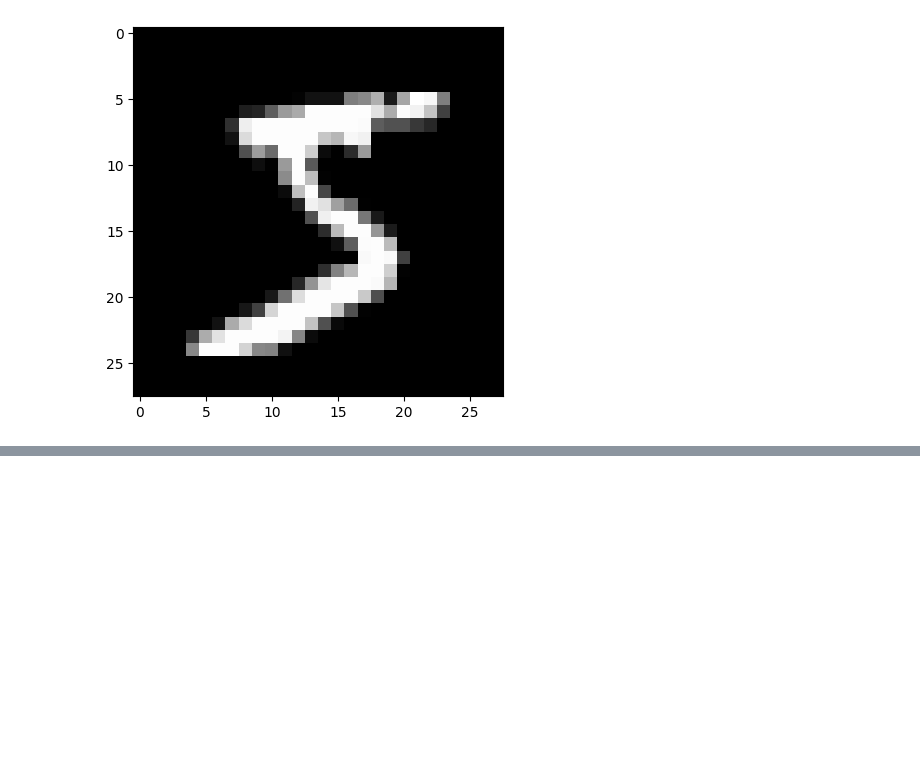
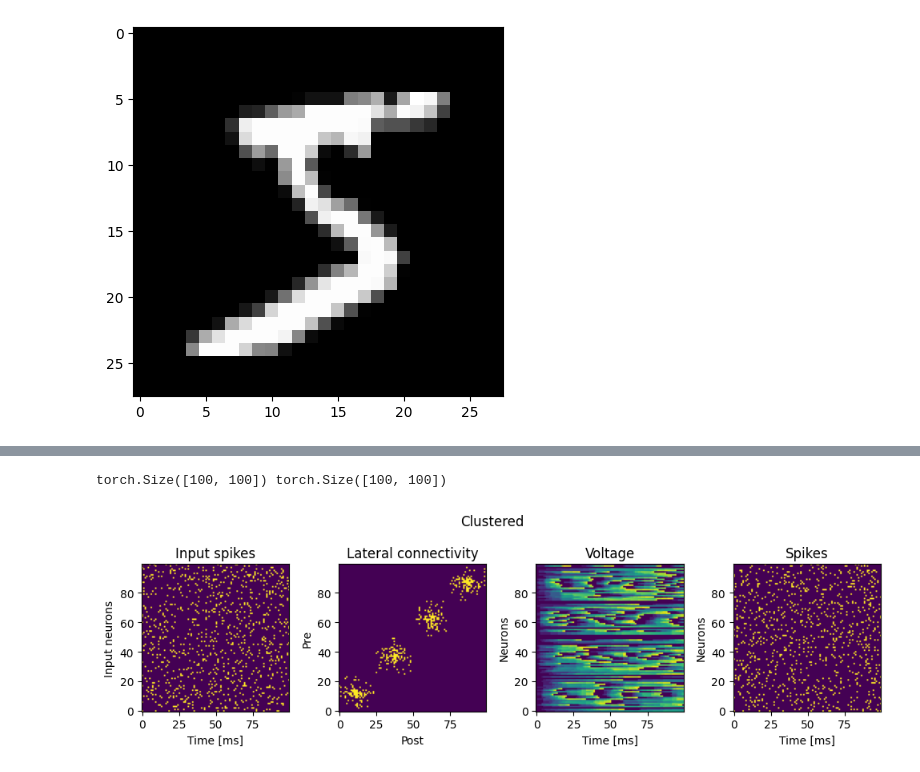
Before and after one commit to H-27/spiking-network-info-transmission, a Jupyter notebook: src/demo_model.ipynb, the cells around one changed output, grey strips where cells are left out. Drawn from its saved outputs; the diff is of its cells as text; code cells hidden in the pictures; blank space fills up the shorter version.

```diff
--- a/src/demo_model.ipynb
+++ b/src/demo_model.ipynb
@@ -79,0 +104,2 @@ plt.show()
+# %%
+input_data = torch.bernoulli(0.1 * torch.ones(time, source_layer.n)).byte()
@@ -79,0 +128,9 @@ plt.show()
+# %%
+s = input_monitor.get("s").squeeze(1)  # [T, n_neurons]
+v = adlif1_monitor.get("v").squeeze(1)  # [T, n_neurons]
+print(s.shape, v.shape)
+plot_network_activity(input_data, w_lat, v.T, s.T, title='Clustered', sub_titles=["Input spikes", "Lateral connectivity",
+                                                                                                              "Voltage", "Spikes"])
+# %% [output]
+torch.Size([100, 100]) torch.Size([100, 100])
+[figure, added]
```
Also changed, not shown: parts of 10 cells of this notebook, 5 other files.
